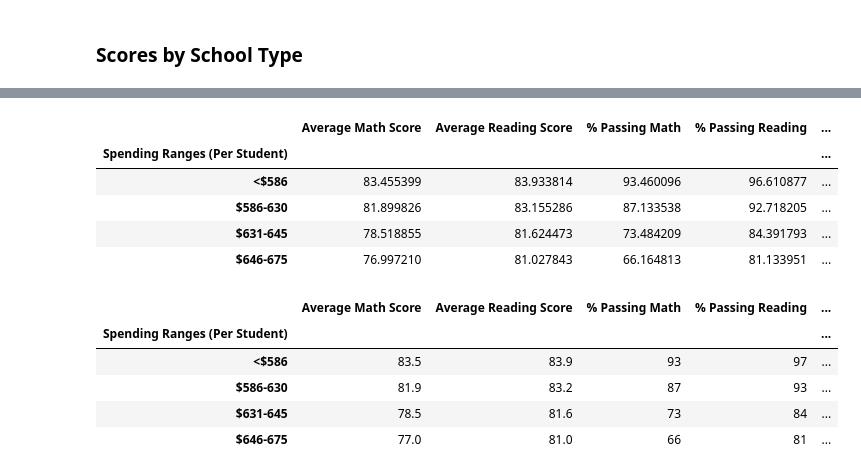
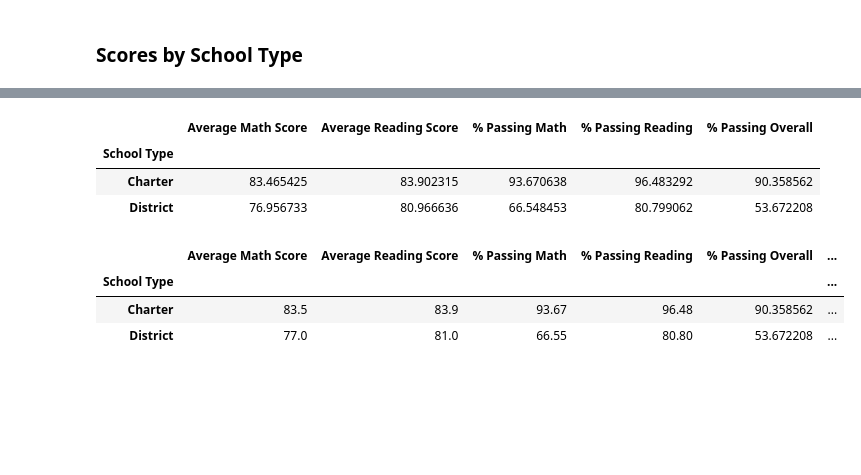
Before and after one commit to izzyd24/School_District_Analysis, a Jupyter notebook: PyCitySchools_Challenge.ipynb, the cells around one changed output, grey strips where cells are left out. Saved outputs shown, nothing was run; the diff lists cells and outputs as text; code cells hidden in the pictures; blank space fills up the shorter version.

```diff
--- a/PyCitySchools_Challenge.ipynb
+++ b/PyCitySchools_Challenge.ipynb
@@ -293,0 +416,4 @@ per_school_summary_df
+# %%
+# Step 11. Calculate the overall passing percentage of 10th-12th grade from Thomas High School.
+percent_overall_THS = total_passing_THS["student_name"]/Thomas_High_10thto12th_totalStudents *100
+percent_overall_THS
@@ -1044,12 +741,0 @@ per_school_summary_df.head()
-# %%
-# to format all columns in our prevous df 4.8.7
-# use map() with formatting inside ()
-# Format the Total School Budget and the Per Student Budget columns
-
-per_school_summary_df["Total School Budget"] = per_school_summary_df["Total School Budget"].map("${:,.2f}".format)
-
-per_school_summary_df["Per Student Budget"] = per_school_summary_df["Per Student Budget"].map("${:,.2f}".format)
-
-
-# Display the data frame
-per_school_summary_df.head()
@@ -1390,39 +749,27 @@ overall_passing_spending = per_school_summary_df.groupby(["Spending Ranges (Per
-# %%
-# 4.11.4 create a df for scores by school spending
-# df = pd.DataFrame({"column name": column values}) is our general format
-
-spending_summary_df = pd.DataFrame({
-          "Average Math Score" : spending_math_scores,
-          "Average Reading Score": spending_reading_scores,
-          "% Passing Math": spending_passing_math,
-          "% Passing Reading": spending_passing_reading,
-          "% Overall Passing": overall_passing_spending})
-
-spending_summary_df
-# %% [output]
-|  | Average Math Score | Average Reading Score | % Passing Math | % Passing Reading | ... |
-| Spending Ranges (Per Student) |  |  |  |  | ... |
-| <$586 | 83.455399 | 83.933814 | 93.460096 | 96.610877 | ... |
-| $586-630 | 81.899826 | 83.155286 | 87.133538 | 92.718205 | ... |
-| $631-645 | 78.518855 | 81.624473 | 73.484209 | 84.391793 | ... |
-| $646-675 | 76.997210 | 81.027843 | 66.164813 | 81.133951 | ... |
+# %%
+# Assemble into DataFrame.
+type_summary_df = pd.DataFrame({
+          "Average Math Score" : type_math_scores,
+          "Average Reading Score": type_reading_scores,
+          "% Passing Math": type_passing_math,
+          "% Passing Reading": type_passing_reading,
+          "% Passing Overall": type_overall_passing})
+type_summary_df
+# %% [output]
+|  | Average Math Score | Average Reading Score | % Passing Math | % Passing Reading | % Passing Overall |
+| School Type |  |  |  |  |  |
+| Charter | 83.465425 | 83.902315 | 93.670638 | 96.483292 | 90.358562 |
+| District | 76.956733 | 80.966636 | 66.548453 | 80.799062 | 53.672208 |
 # %%
-# reformat the spending_summary_df
-spending_summary_df["Average Math Score"] = spending_summary_df["Average Math Score"].map("{:.1f}".format)
-
-spending_summary_df["Average Reading Score"] = spending_summary_df["Average Reading Score"].map("{:.1f}".format)
-
-spending_summary_df["% Passing Math"] = spending_summary_df["% Passing Math"].map("{:.0f}".format)
-
-spending_summary_df["% Passing Reading"] = spending_summary_df["% Passing Reading"].map("{:.0f}".format)
-
-spending_summary_df["% Overall Passing"] = spending_summary_df["% Overall Passing"].map("{:.0f}".format)
-
-spending_summary_df
+# # Format the DataFrame
+type_summary_df["Average Math Score"] = type_summary_df["Average Math Score"].map("{:.1f}".format)
+type_summary_df["Average Reading Score"] = type_summary_df["Average Reading Score"].map("{:.1f}".format)
+type_summary_df["% Passing Math"] = type_summary_df["% Passing Math"].map("{:.2f}".format)
+type_summary_df["% Passing Reading"] = type_summary_df["% Passing Reading"].map("{:.2f}".format)
+type_summary_df["% Overall Passing"] = type_summary_df["% Passing Overall"].map("{:.2f}".format)
+type_summary_df
 # %% [output]
-|  | Average Math Score | Average Reading Score | % Passing Math | % Passing Reading | ... |
-| Spending Ranges (Per Student) |  |  |  |  | ... |
-| <$586 | 83.5 | 83.9 | 93 | 97 | ... |
-| $586-630 | 81.9 | 83.2 | 87 | 93 | ... |
-| $631-645 | 78.5 | 81.6 | 73 | 84 | ... |
-| $646-675 | 77.0 | 81.0 | 66 | 81 | ... |
+|  | Average Math Score | Average Reading Score | % Passing Math | % Passing Reading | % Passing Overall | ... |
+| School Type |  |  |  |  |  | ... |
+| Charter | 83.5 | 83.9 | 93.67 | 96.48 | 90.358562 | ... |
+| District | 77.0 | 81.0 | 66.55 | 80.80 | 53.672208 | ... |
```
Also changed, not shown: parts of 120 cells of this notebook.
